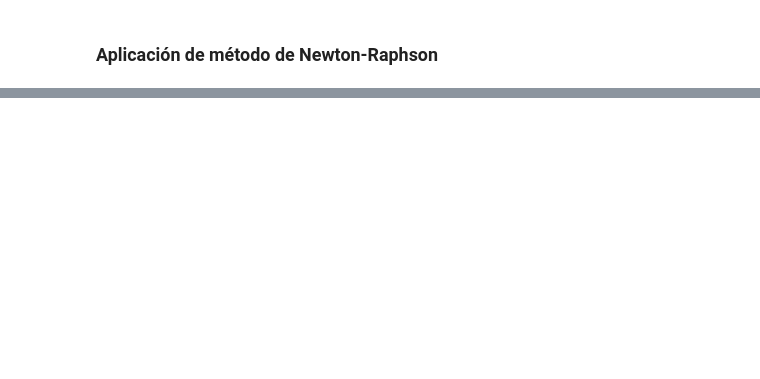
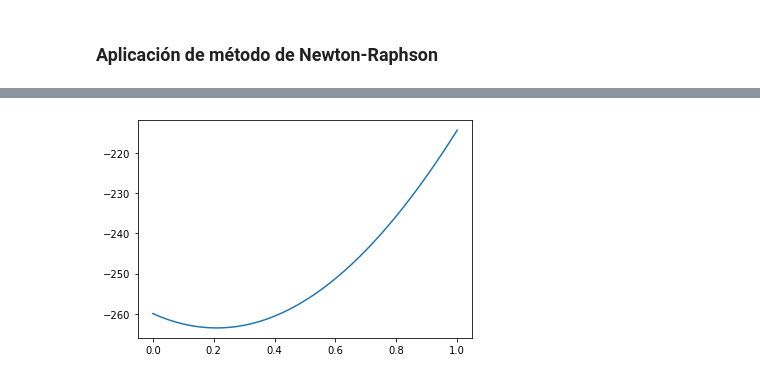
Before and after one commit to caverar/DinamicaComputacionalSistemasMulticuerpo, a Jupyter notebook: Trabajo1/Codigo/simulation.ipynb, the cells around one changed output, grey strips where cells are left out. Cells and saved outputs as stored; diff of their text form; code cells hidden in the pictures; blank space fills up the shorter version.

```diff
--- a/Trabajo1/Codigo/simulation.ipynb
+++ b/Trabajo1/Codigo/simulation.ipynb
@@ -70,0 +69,22 @@ $\displaystyle \left( \left[\begin{matrix}R^{1}_{x}\\R^{1}_{y}\\\theta^{1}\\R^{2
+# %%
+## Posición:
+# Vector de ecuaciones de restricción
+C = sp.Matrix([e1, e2, e3, e4, e5, e6, e7, e8, e9])
+# Matriz Jacobiana
+C_q = C.jacobian(q)
+
+## Velocidad:
+# Derivada temporal de vector de ecuaciones de restricción
+C_t = C.diff(t)
+
+## Aceleración:
+# Derivada temporal de segundo orden del vector de ecuaciones de restricción
+C_t_t = C_t.diff(t)
+# Derivada temporal de la matriz Jacobiana
+C_q_t = C_q.diff(t)
+# Jacobiana del producto de la matriz Jacobiana original por el vector de velocidades
+C_q_times_q_diff = (C_q*q_diff).jacobian(q)
+
+Qd = -(C_q_times_q_diff*q_diff) -(2*C_q_t*q_diff) -(C_t_t)
+
+C, C_q, C_t, C_t_t, C_q_t, C_q_times_q_diff, Qd
@@ -101,0 +116,8 @@ $\displaystyle \left( \left[\begin{matrix}R^{1}_{x}\\R^{1}_{y}\\\theta^{1}\\R^{2
+# %%
+
+C = C.subs(mechanism_parameters)
+C_q = C_q.subs(mechanism_parameters)
+C_t = C_t.subs(mechanism_parameters)
+Qd = Qd.subs(mechanism_parameters)
+
+C, C_q, C_t, Qd
@@ -195,0 +237,12 @@ $\displaystyle \omega^{3}$
+# %%
+fig, ax = plt.subplots()
+x = time_vector
+y = q_diff2_result[:,7].T
+ax.plot(x, y, linewidth=1.5)
+
+# ax.set(xlim=(0, 8), xticks=np.arange(1, 8),
+#        ylim=(0, 8), yticks=np.arange(1, 8))
+
+plt.show()
+# %% [output]
+[figure, added]
```
Also changed, not shown: parts of 10 cells of this notebook, 4 other files.
